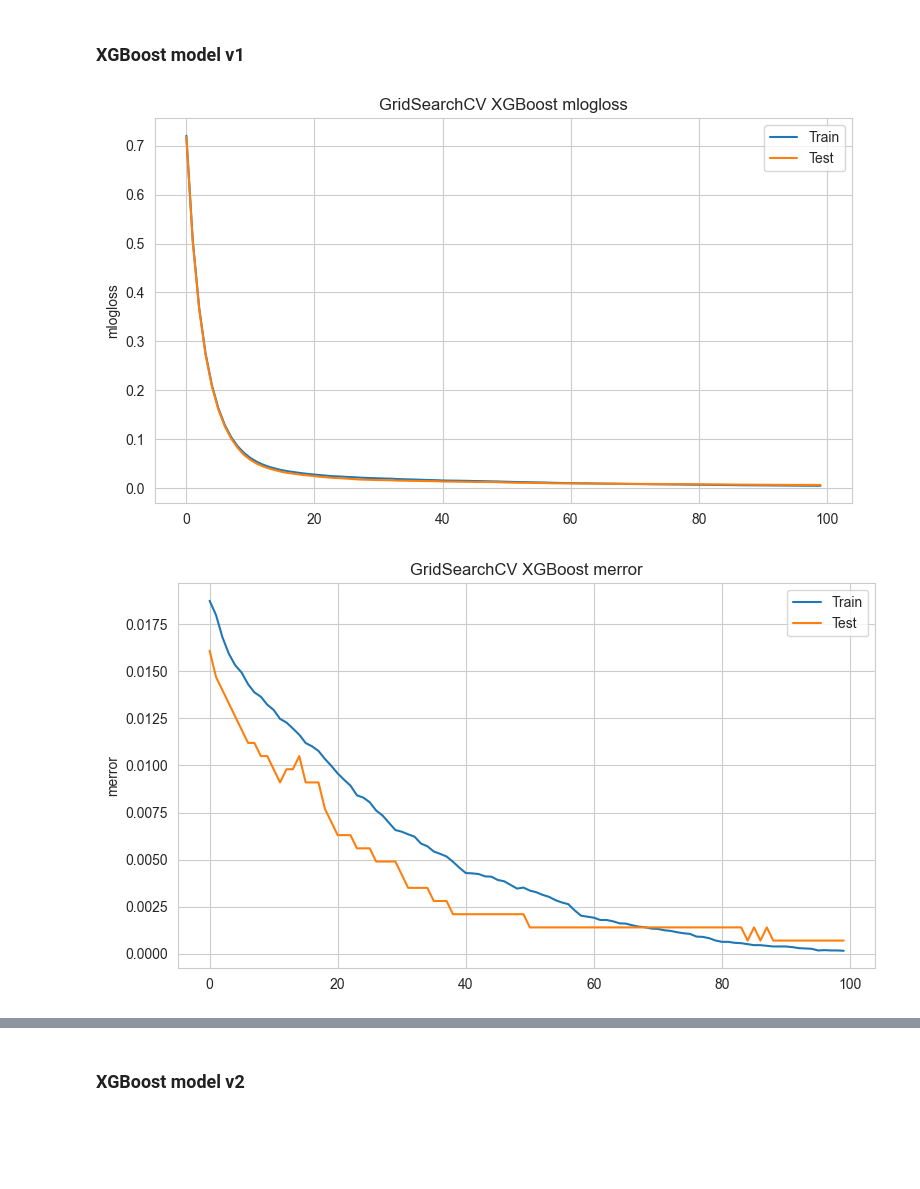
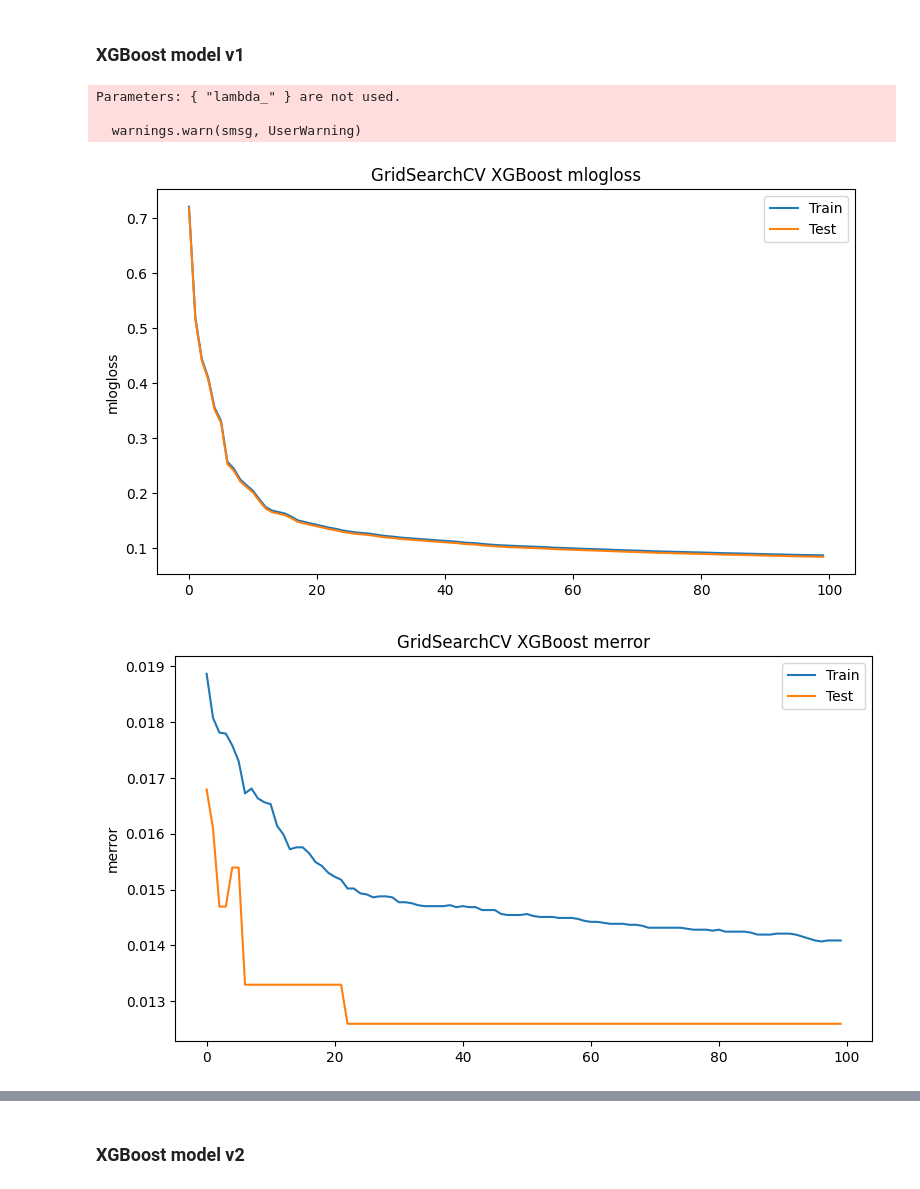
Before and after one commit to KiranPills/ML, a Jupyter notebook: xgboost-multi-class-classification-updated.ipynb, the cells around one changed output, grey strips where cells are left out. Saved outputs shown, nothing was run; the diff lists cells and outputs as text; code cells hidden in the pictures; blank space fills up the shorter version.

Commit message:
prevented overfitting by implementing dropout, l1 regluarization and l2 regularization

```diff
--- a/xgboost-multi-class-classification-updated.ipynb
+++ b/xgboost-multi-class-classification-updated.ipynb
@@ -627,7 +629,12 @@ xgb_clf = xgb.XGBClassifier(objective='multi:softmax',
                             missing=1,
                             early_stopping_rounds=10,
                             eval_metric=['merror','mlogloss'],
-                            seed=42)
+                            seed=42,
+                            booster='dart',  # Use DART (dropout for boosting)
+                            rate_drop=0.2,   # Dropout rate for trees
+                            one_drop=1,
+                            alpha=0.5,     # Ensures at least one tree is dropped per iteration
+                            lambda_=1.0  )
 xgb_clf.fit(X_train_augmented,
             y_train_augmented,
             verbose=0, # set to 1 to see xgb training round intermediate results
@@ -657,32 +664,35 @@ plt.title('GridSearchCV XGBoost merror')
 plt.show()
 
 ## ---------- Model Classification Report ----------
 ## get predictions and create model quality report
 
 y_pred = xgb_clf.predict(X_test_real)
 
 print('\n------------------ Confusion Matrix -----------------\n')
 print(confusion_matrix(y_test_real, y_pred))
 
 print('\n-------------------- Key Metrics --------------------')
 print('\nAccuracy: {:.2f}'.format(accuracy_score(y_test_real, y_pred)))
 print('Balanced Accuracy: {:.2f}\n'.format(balanced_accuracy_score(y_test_real, y_pred)))
 
 print('Micro Precision: {:.2f}'.format(precision_score(y_test_real, y_pred, average='micro')))
 print('Micro Recall: {:.2f}'.format(recall_score(y_test_real, y_pred, average='micro')))
 print('Micro F1-score: {:.2f}\n'.format(f1_score(y_test_real, y_pred, average='micro')))
 
 print('Macro Precision: {:.2f}'.format(precision_score(y_test_real, y_pred, average='macro')))
 print('Macro Recall: {:.2f}'.format(recall_score(y_test_real, y_pred, average='macro')))
 print('Macro F1-score: {:.2f}\n'.format(f1_score(y_test_real, y_pred, average='macro')))
 
 print('Weighted Precision: {:.2f}'.format(precision_score(y_test_real, y_pred, average='weighted')))
 print('Weighted Recall: {:.2f}'.format(recall_score(y_test_real, y_pred, average='weighted')))
 print('Weighted F1-score: {:.2f}'.format(f1_score(y_test_real, y_pred, average='weighted')))
 
 print('\n--------------- Classification Report ---------------\n')
 print(classification_report(y_test_real, y_pred))
 print('---------------------- XGBoost ----------------------') # unnecessary fancy styling
 # %% [output]
+Parameters: { "lambda_" } are not used.
+
+  warnings.warn(smsg, UserWarning)
-[figure, old version]
+[figure, new version]
-[figure, old version]
+[figure, new version]
```
Also changed, not shown: parts of 5 cells of this notebook.
